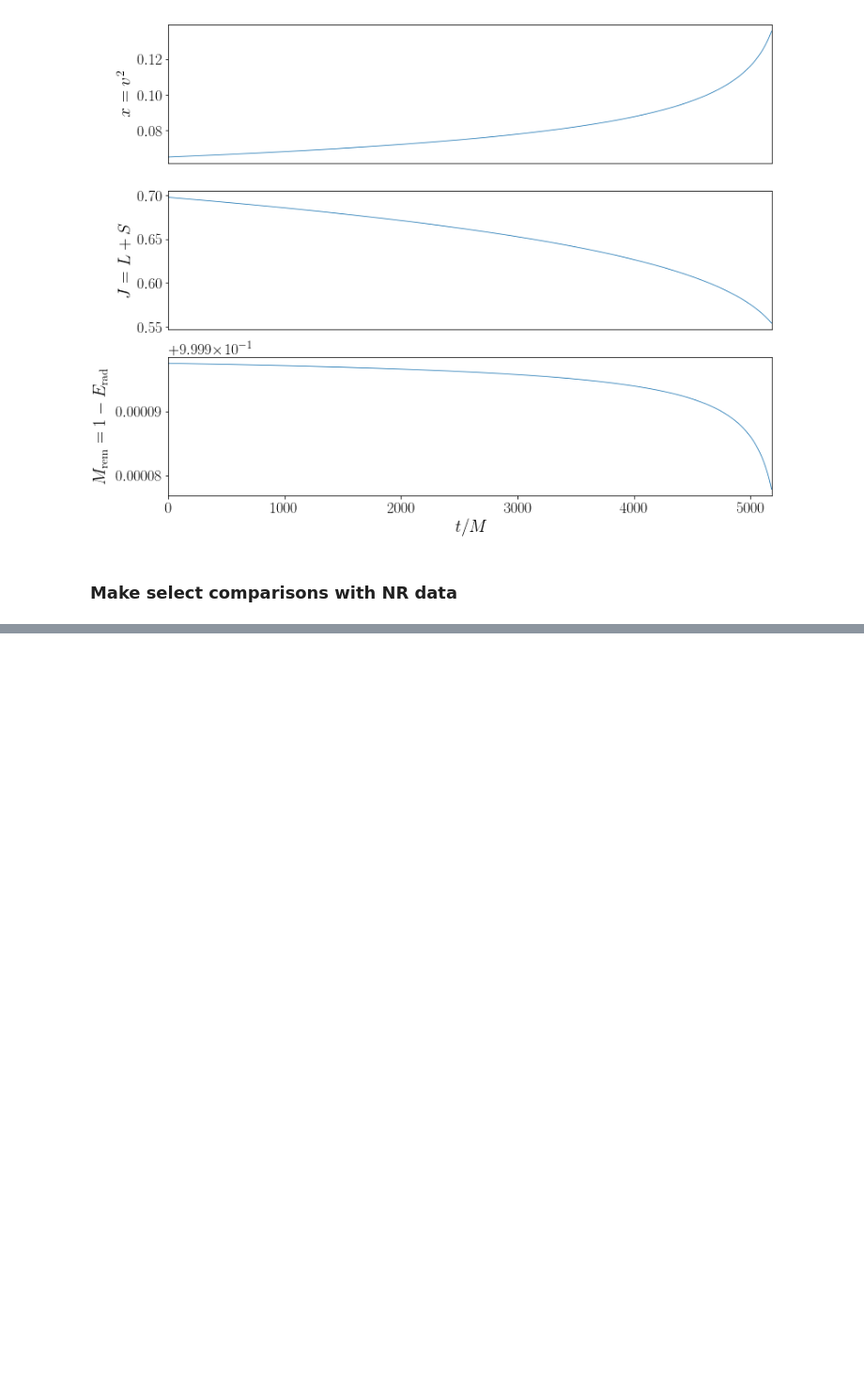
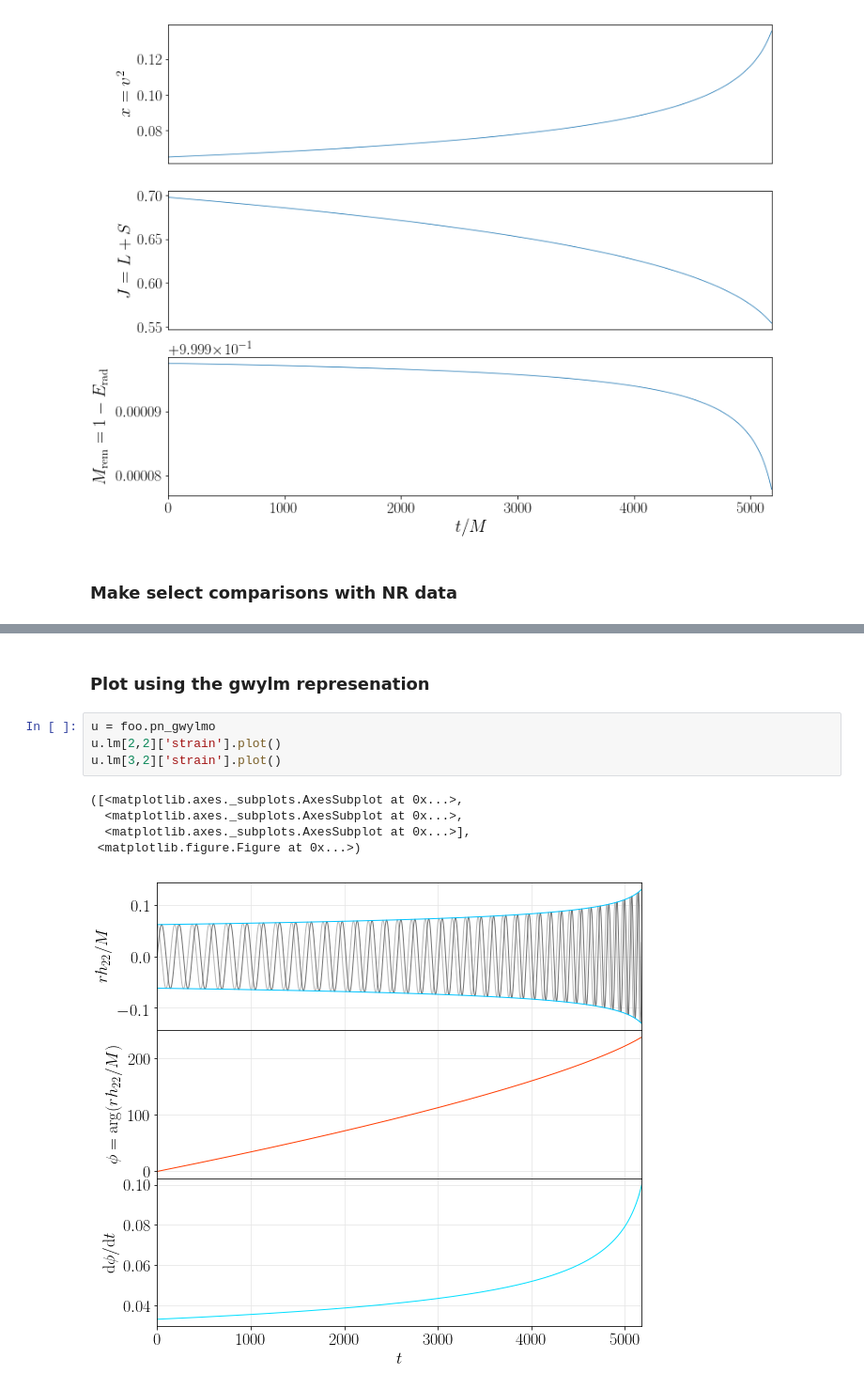
Before and after one commit to llondon6/koalas, a Jupyter notebook: factory/pn_dev.ipynb, the cells around one changed output, grey strips where cells are left out. Shown: that part at 94% size. Saved outputs shown, nothing was run; the diff lists cells and outputs as text; blank space fills up the shorter version.

```diff
--- a/factory/pn_dev.ipynb
+++ b/factory/pn_dev.ipynb
@@ -155,3 +159,15 @@ ylabel('$h^+_{\mathrm{32}}(t)$')
 savefig('/Users/book/KOALA/kerr_dev/projects/spheroidal_imr/gallery/pn_nr_ht_22_32_%s.pdf'%y.simname)
 # %% [output]
 [figure]
+# %% [markdown]
+### Plot using the gwylm represenation
+# %%
+u = foo.pn_gwylmo
+u.lm[2,2]['strain'].plot()
+u.lm[3,2]['strain'].plot()
+# %% [output]
+([<matplotlib.axes._subplots.AxesSubplot at 0x...>,
+  <matplotlib.axes._subplots.AxesSubplot at 0x...>,
+  <matplotlib.axes._subplots.AxesSubplot at 0x...>],
+ <matplotlib.figure.Figure at 0x...>)
+[figure, added]
```
Also changed, not shown: parts of 5 cells of this notebook, 1 other file.
